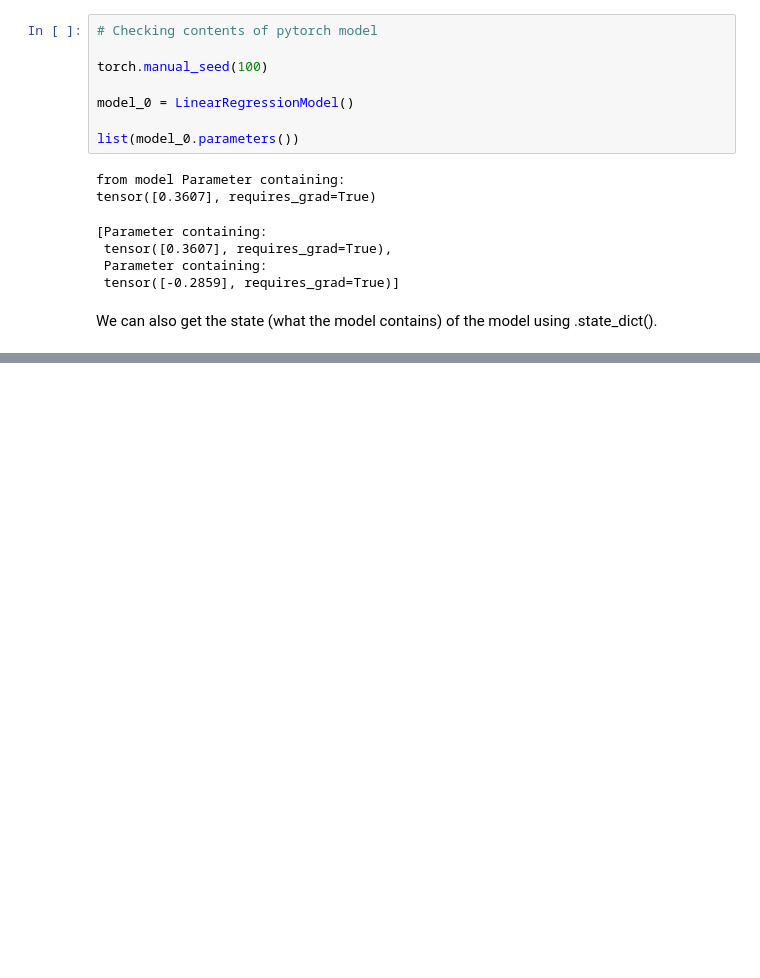
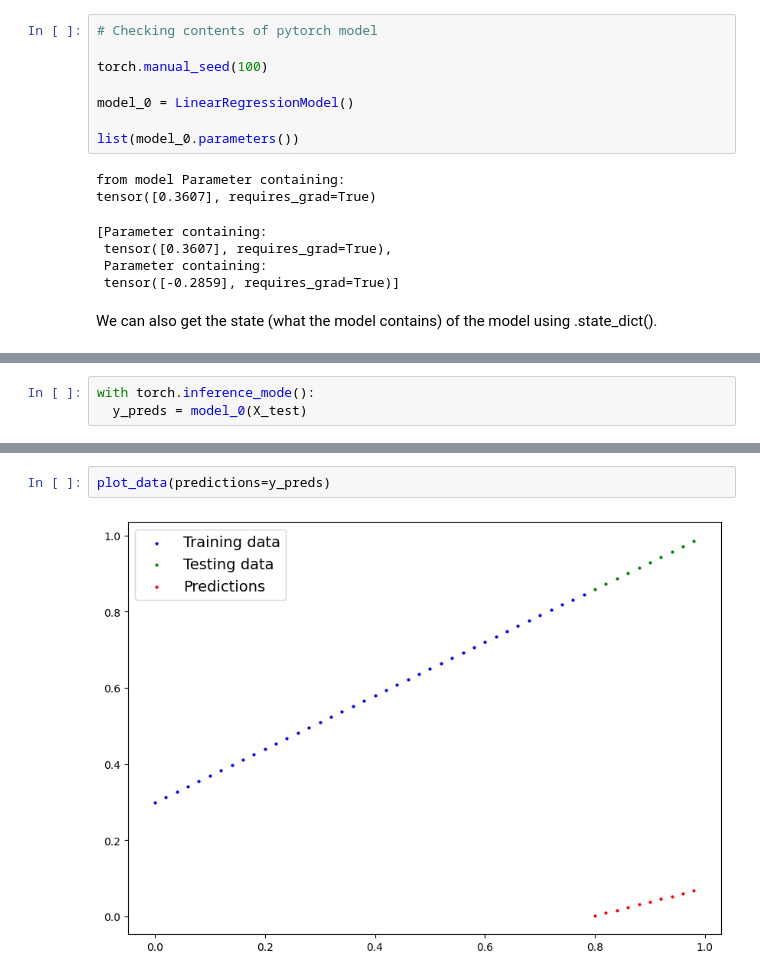
Before and after one commit to nandeeswarbadugu/Pytorch, a Jupyter notebook: workflow_fun.ipynb, the cells around one changed output, grey strips where cells are left out. Saved outputs shown, nothing was run; the diff lists cells and outputs as text; blank space fills up the shorter version.

```diff
--- a/workflow_fun.ipynb
+++ b/workflow_fun.ipynb
@@ -141,0 +145,3 @@ OrderedDict([('weights', tensor([0.3367])), ('bias', tensor([0.1288]))])
+# %%
+with torch.inference_mode():
+  y_preds = model_0(X_test)
@@ -141,0 +167,4 @@ OrderedDict([('weights', tensor([0.3367])), ('bias', tensor([0.1288]))])
+# %%
+plot_data(predictions=y_preds)
+# %% [output]
+[figure, added]
```
Also changed, not shown: parts of 5 cells of this notebook.
